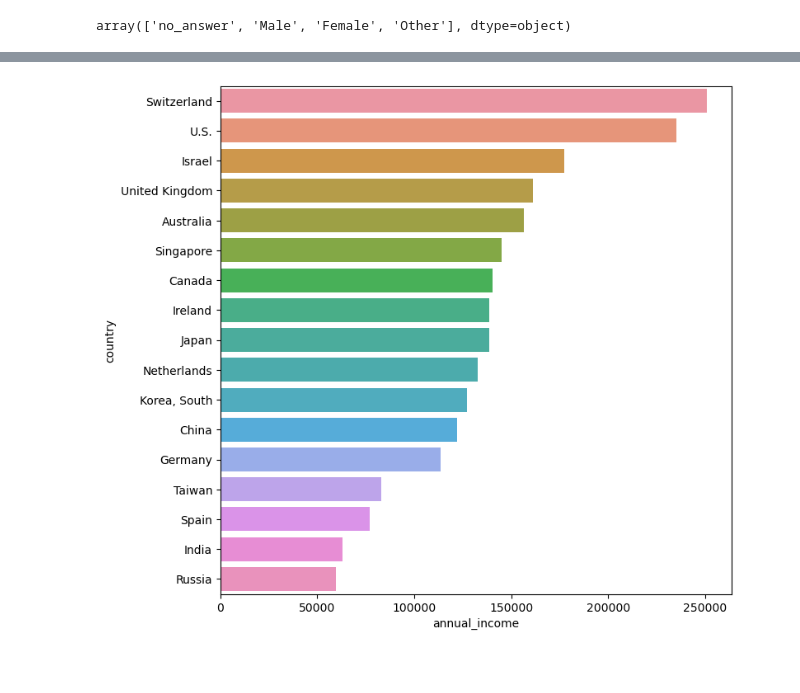
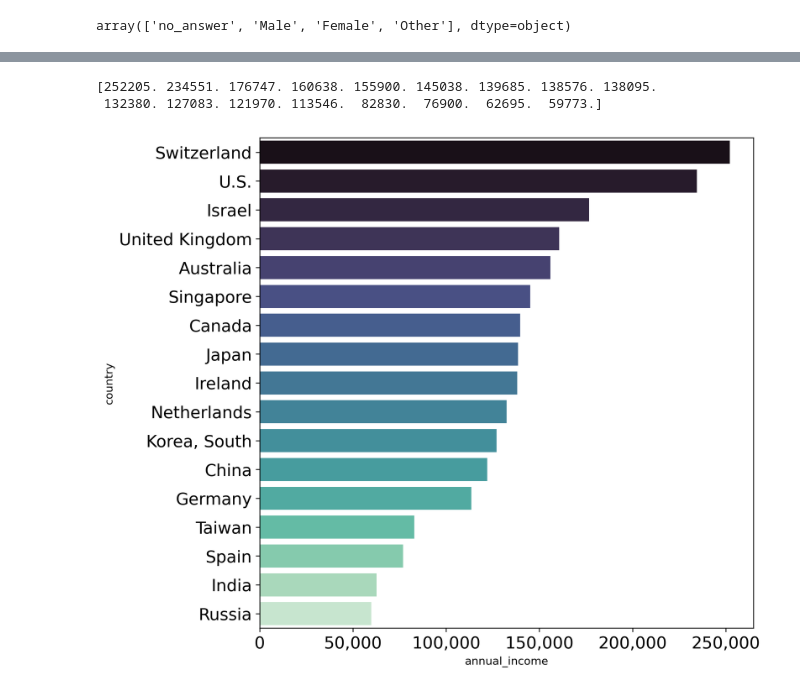
Before and after one commit to tes-b/project_2_income_prediction, a Jupyter notebook: Project_Data_Science_Field_Salary.ipynb, the cells around one changed output, grey strips where cells are left out. Drawn from its saved outputs; the diff is of its cells as text; code cells hidden in the pictures; blank space fills up the shorter version.

Commit message:
Update visualisations

```diff
--- a/Project_Data_Science_Field_Salary.ipynb
+++ b/Project_Data_Science_Field_Salary.ipynb
@@ -76,7 +82,7 @@ df_0.head(5).T
 | Education | NaN | NaN | NaN | NaN | NaN |
 # %%
 # drop unsued
-df_0 = df_0.drop(["otherdetails", "dmaid", "level","rowNumber"], axis=1)
+df_0 = df_0.drop(["otherdetails", "dmaid", "rowNumber"], axis=1)
 
 # change columns name
 df_0 = df_0.rename(
@@ -246,3 +291,8 @@ countries.append("China")
 countries
 
 df_0_flt = df_0_eng[df_0_eng["country"].isin(countries)]
+# %%
+# df_0_flt.country.unique()
+temp = df_0_eng["country"].value_counts()
+
+plt.pie(temp.values, labels=temp.index,  autopct='%.1f%%')
@@ -249,17 +329,39 @@ df_0_flt = df_0_eng[df_0_eng["country"].isin(countries)]
 # %%
-def column_avg(df, col, orient="v"):
+def column_avg(df, col, agg="mean", orient="v"):
     temp = df[[col,target]]
-    temp = temp.groupby(col).agg(np.mean)
+    if agg == "mean":
+        temp = temp.groupby(col).agg(np.mean)
+    elif agg == "median":
+        temp = temp.groupby(col).agg(np.median)
     temp = temp.reset_index(col)
     temp = temp.sort_values(target,ascending=False)
-    # print(temp.annual_income.values.round(0))
+    print(temp.annual_income.values.round(0))
     plt.close("all")
-    plt.figure(figsize=(8,8))
+    plt.figure(figsize=(8,8), dpi=300)
+    # palette = sns.color_palette("#69d", reverse=True, as_cmap=True)
+    # palette = sns.color_palette("Dark2")
+    # sns.set_palette(palette=palette)
+
+    plt.rc('xtick', labelsize=15);
+    plt.rc('ytick', labelsize=15);
+    palette = "mako"
+
     if(orient == "v"):
-        sns.barplot(data=temp,x=col,y=target, orient=orient)
+        sns.barplot(data=temp,x=col,y=target, orient=orient, palette=palette)
+
+        # put comma
+        current_values = plt.gca().get_yticks();
+        plt.gca().set_yticklabels([format(int(x),',') for x in current_values]);
+
     else :
-        sns.barplot(data=temp,x=target,y=col, orient=orient)
+        sns.barplot(data=temp,x=target,y=col, orient=orient, palette=palette)
+
+        # put comma
+        current_values = plt.gca().get_xticks();
+        plt.gca().set_xticklabels([format(int(x),',') for x in current_values]);
 # %%
-column_avg(df=df_0_flt, col="country",orient="h")
+column_avg(df=df_0_flt.copy(), col="country",orient="h")
 # %% [output]
+[252205. 234551. 176747. 160638. 155900. 145038. 139685. 138576. 138095.
+ 132380. 127083. 121970. 113546.  82830.  76900.  62695.  59773.]
-[figure, old version]
+[figure, new version]
```
Also changed, not shown: parts of 54 cells of this notebook.
